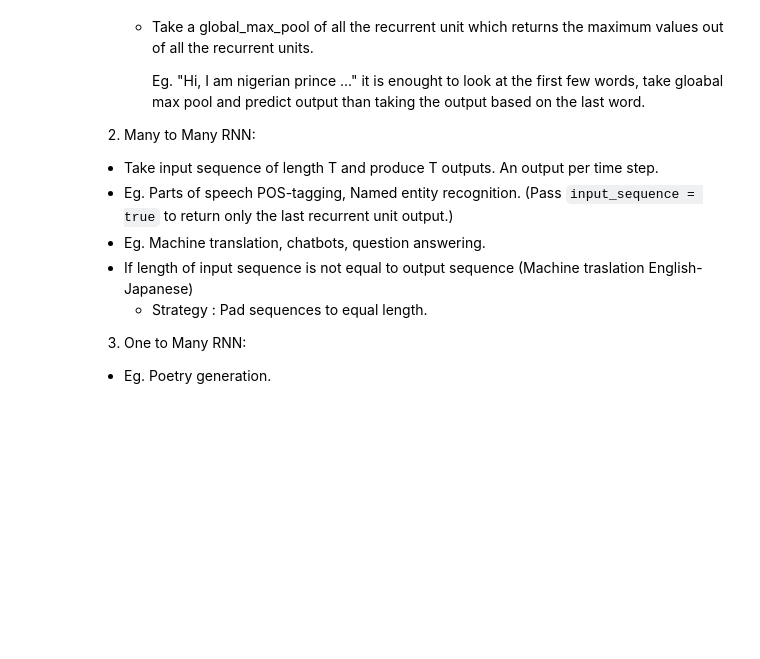
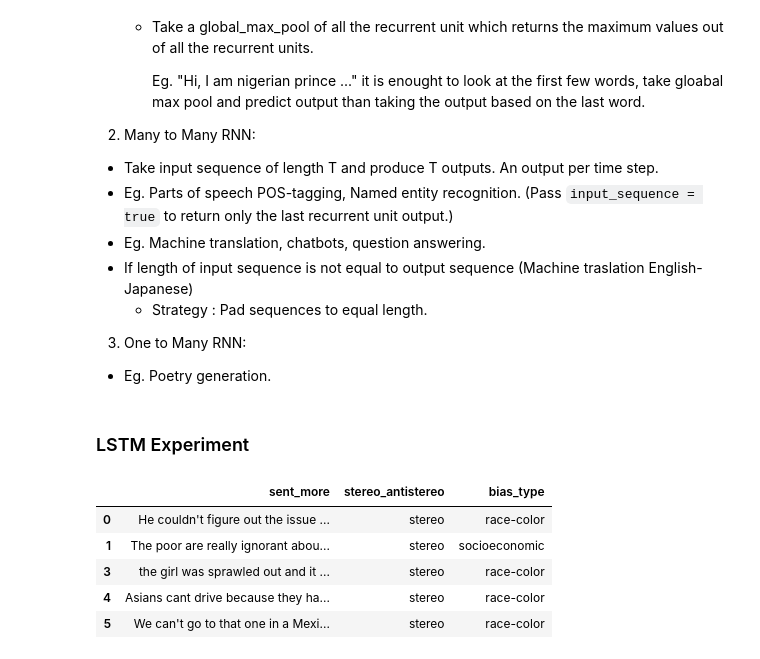
Before and after one commit to mvdheram/DeepNLP, a Jupyter notebook: DeepNLP_2.ipynb, the cells around one changed output. Saved outputs shown, nothing was run; the diff lists cells and outputs as text; code cells hidden in the pictures; blank space fills up the shorter version.

```diff
--- a/DeepNLP_2.ipynb
+++ b/DeepNLP_2.ipynb
@@ -352,3 +348,5 @@ Types:
     * Strategy : Pad sequences to equal length.
 3. One to Many RNN:
   * Eg. Poetry generation.
+# %% [markdown]
+### LSTM Experiment
@@ -354,0 +371,10 @@ Types:
+# %%
+dataset = pd.read_csv('crowspair.csv',index_col=0)
+dataset.head()
+# %% [output]
+|  | sent_more | stereo_antistereo | bias_type |
+| 0 | He couldn't figure out the issue ... | stereo | race-color |
+| 1 | The poor are really ignorant abou... | stereo | socioeconomic |
+| 3 | the girl was sprawled out and it ... | stereo | race-color |
+| 4 | Asians cant drive because they ha... | stereo | race-color |
+| 5 | We can't go to that one in a Mexi... | stereo | race-color |
```
Also changed, not shown: parts of 20 cells of this notebook.
